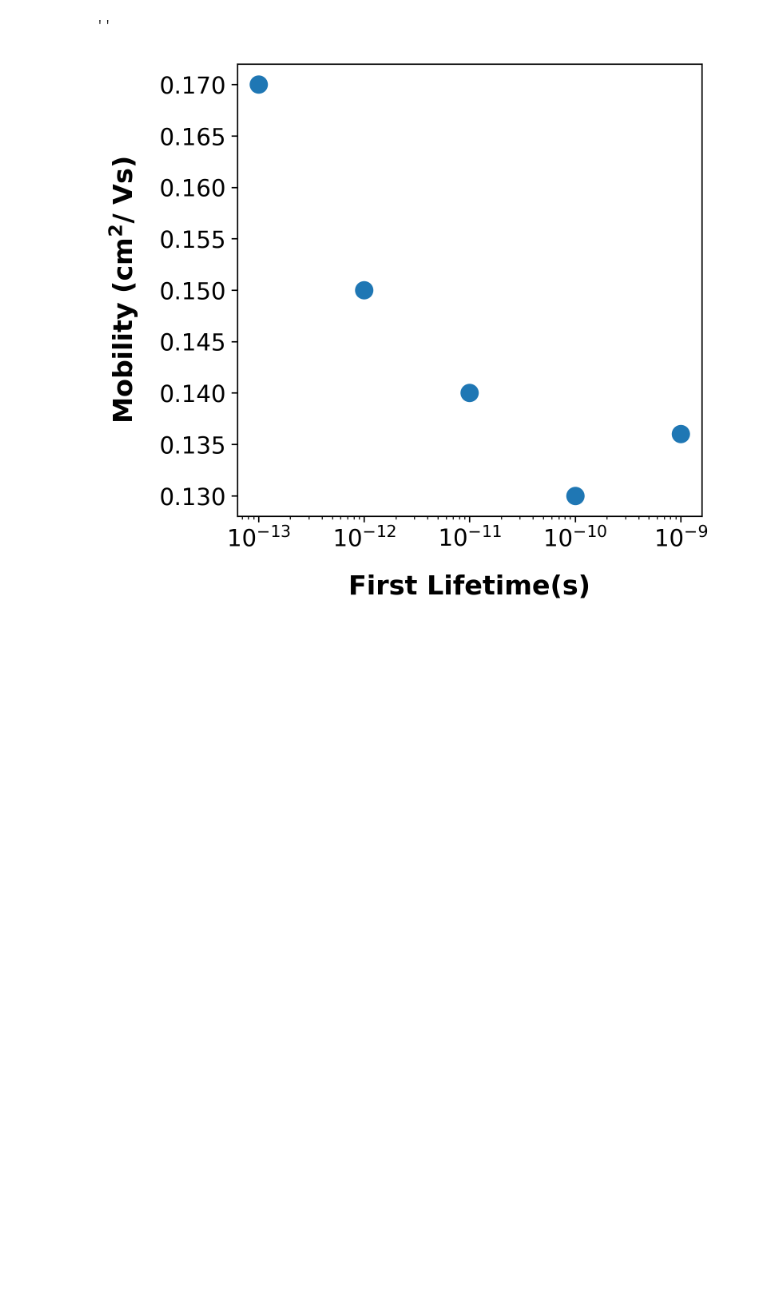
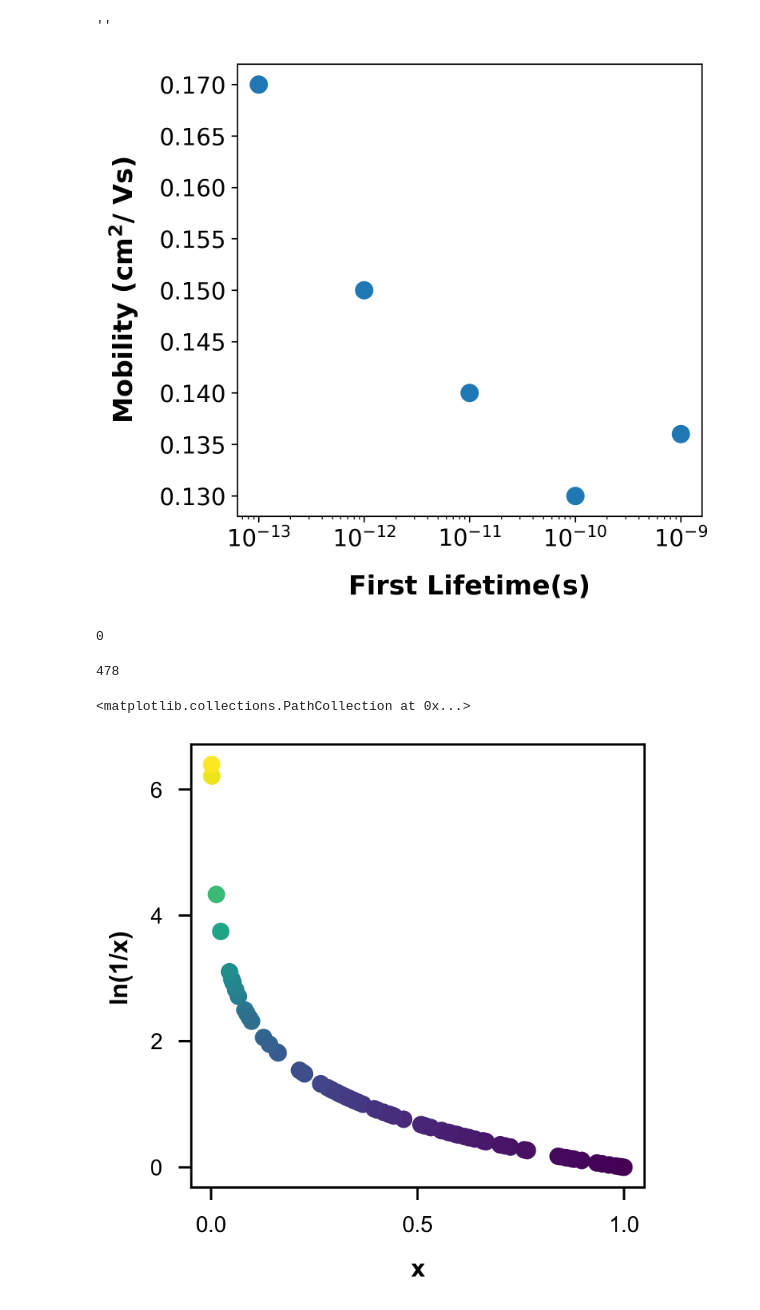
Before and after one commit to JimmyRushing/thesis, a Jupyter notebook: notebooks/temperature_plot.ipynb, the cells around one changed output. Drawn from its saved outputs; the diff is of its cells as text; code cells hidden in the pictures; blank space fills up the shorter version.

```diff
--- a/notebooks/temperature_plot.ipynb
+++ b/notebooks/temperature_plot.ipynb
@@ -81,3 +82,52 @@ plt.scatter(x,y,marker ='o',s = 100)
 [figure]
 # %%
 fig.savefig('../src/figures/lifetime', bbox_inches = "tight", facecolor = "white")
+# %%
+
+#Just playing with how many samples it takes to key an order of magntiude shift waitime
+#we can do better and report the number of times a
+extended_waittimes = 0
+shortened_waittimes = 0
+for i in list(range(5000000)):
+    x = np.random.random()
+    if np.log(1/x) > 1000:
+        extended_waittimes += 1
+    if np.log(1/x) < 1e-4:
+        shortened_waittimes += 1
+# %%
+extended_waittimes
+# %% [output]
+0
+# %%
+shortened_waittimes
+# %% [output]
+478
+# %%
+xs = []
+waittime_shift = []
+for i in list(range(100)):
+    x = np.random.random()
+    xs.append(x)
+    waittime_shift.append(np.log(1/x))
+# %%
+#my plot wasnt sayin what I wanted to. bit something like the below could do it .s
+
+
+x = xs
+
+y = waittime_shift
+
+fig = plt.figure(figsize = (5, 5), dpi =300)
+ax = plt.axes()
+ax.set_xlabel('x',fontdict=dict(weight='bold'),fontsize= 16,labelpad =14)
+ax.set_ylabel('ln(1/x)',fontdict=dict(weight='bold'), fontsize= 16,labelpad =12)
+
+plt.xticks(fontsize=14)
+plt.yticks(fontsize=14)
+
+
+
+plt.scatter(x, y,c=y, s=100)
+# %% [output]
+<matplotlib.collections.PathCollection at 0x...>
+[figure, added]
```
Also changed, not shown: parts of 1 cell of this notebook, 1 other file.
